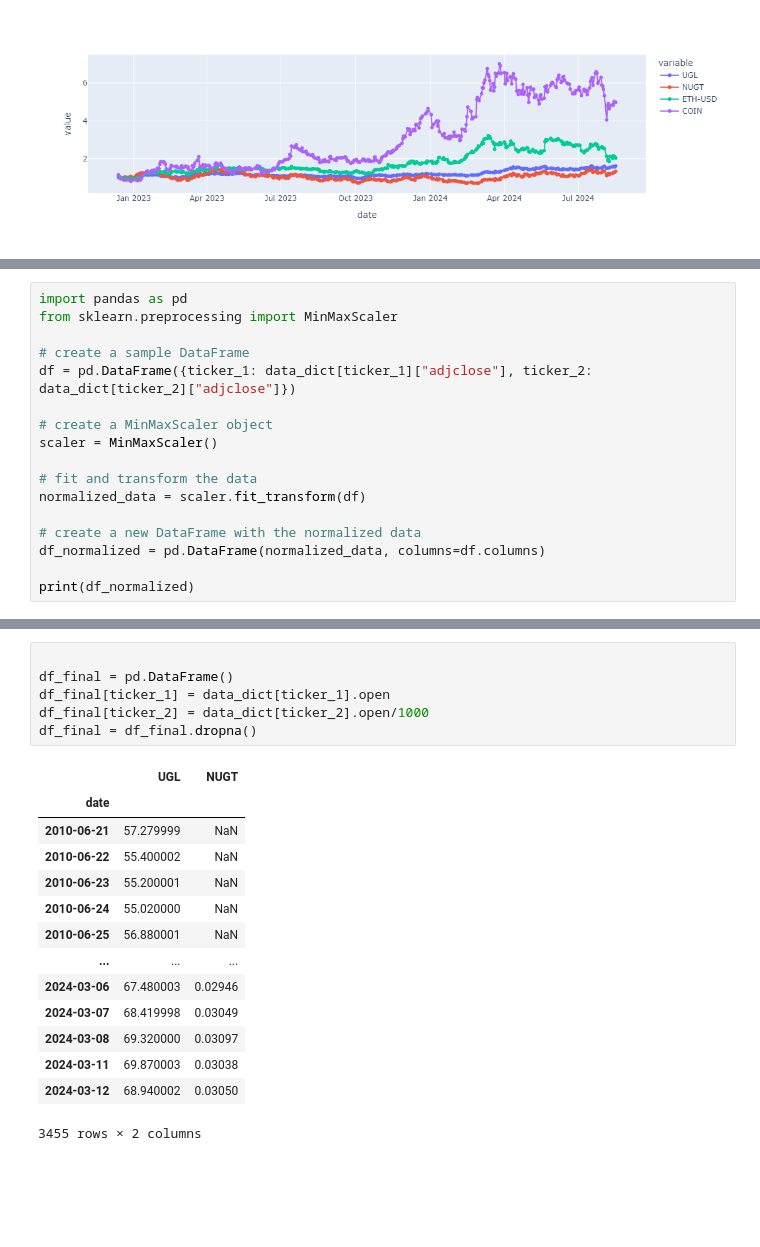
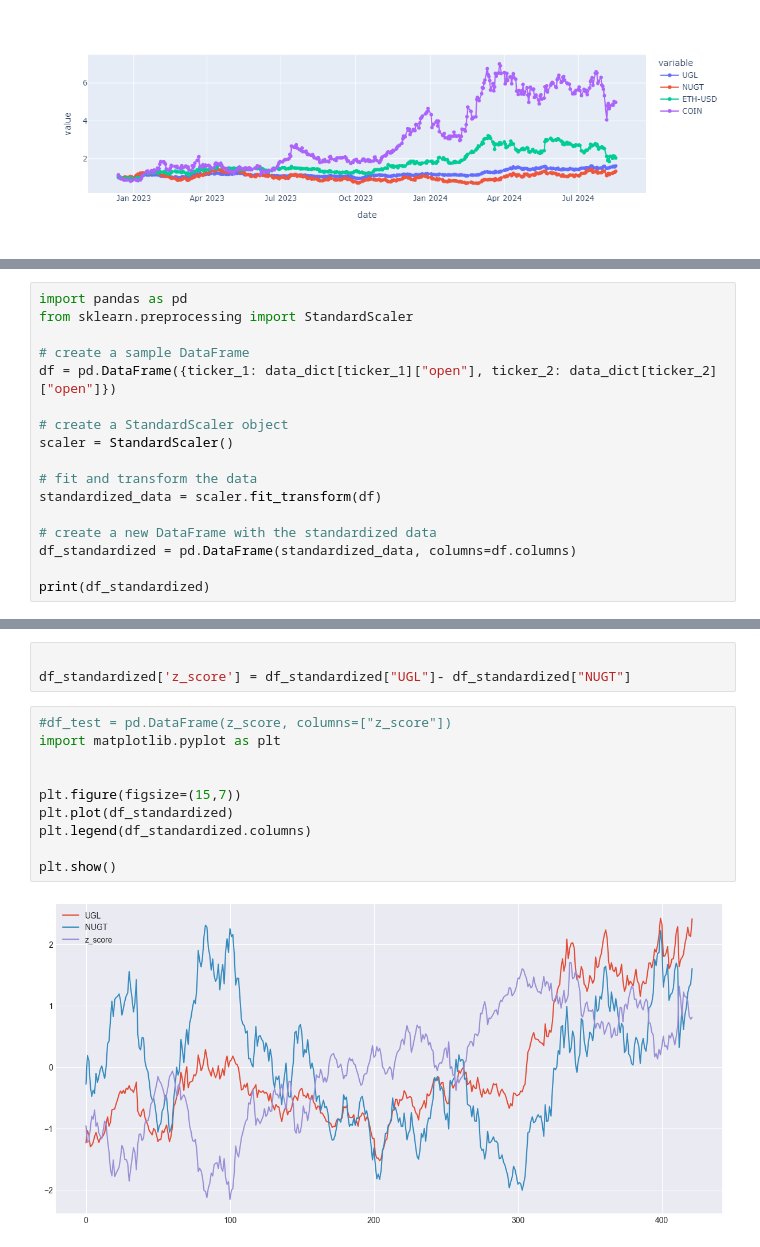
Before and after one commit to charlewn/quantfin, a Jupyter notebook: Stats arbitrage.ipynb, the cells around one changed output, grey strips where cells are left out. Cells and saved outputs as stored; diff of their text form; blank space fills up the shorter version.

```diff
--- a/Stats arbitrage.ipynb
+++ b/Stats arbitrage.ipynb
@@ -469,18 +357,18 @@ Name: close, Length: 119, dtype: float64
 # %%
 import pandas as pd
-from sklearn.preprocessing import MinMaxScaler
+from sklearn.preprocessing import StandardScaler
 
 # create a sample DataFrame
-df = pd.DataFrame({ticker_1: data_dict[ticker_1]["adjclose"], ticker_2: data_dict[ticker_2]["adjclose"]})
+df = pd.DataFrame({ticker_1: data_dict[ticker_1]["open"], ticker_2: data_dict[ticker_2]["open"]})
 
-# create a MinMaxScaler object
-scaler = MinMaxScaler()
+# create a StandardScaler object
+scaler = StandardScaler()
 
 # fit and transform the data
-normalized_data = scaler.fit_transform(df)
+standardized_data = scaler.fit_transform(df)
 
-# create a new DataFrame with the normalized data
-df_normalized = pd.DataFrame(normalized_data, columns=df.columns)
+# create a new DataFrame with the standardized data
+df_standardized = pd.DataFrame(standardized_data, columns=df.columns)
 
-print(df_normalized)
+print(df_standardized)
 # %% [output]
@@ -787,24 +389,18 @@ fig.show()
-# %%
-
-df_final = pd.DataFrame()
-df_final[ticker_1] = data_dict[ticker_1].open
-df_final[ticker_2] = data_dict[ticker_2].open/1000
-df_final = df_final.dropna()
-# %% [output]
-|  | UGL | NUGT |
-| date |  |  |
-| 2010-06-21 | 57.279999 | NaN |
-| 2010-06-22 | 55.400002 | NaN |
-| 2010-06-23 | 55.200001 | NaN |
-| 2010-06-24 | 55.020000 | NaN |
-| 2010-06-25 | 56.880001 | NaN |
-| ... | ... | ... |
-| 2024-03-06 | 67.480003 | 0.02946 |
-| 2024-03-07 | 68.419998 | 0.03049 |
-| 2024-03-08 | 69.320000 | 0.03097 |
-| 2024-03-11 | 69.870003 | 0.03038 |
-| 2024-03-12 | 68.940002 | 0.03050 |
-3455 rows × 2 columns
+# %%
+
+df_standardized['z_score'] = df_standardized["UGL"]- df_standardized["NUGT"]
+# %%
+#df_test = pd.DataFrame(z_score, columns=["z_score"])
+import matplotlib.pyplot as plt
+
+
+plt.figure(figsize=(15,7))
+plt.plot(df_standardized)
+plt.legend(df_standardized.columns)
+
+plt.show()
+# %% [output]
+[figure, added]
 # %%
 import plotly.express as px
 #df = px.data.gapminder().query("continent == 'Oceania'")
```
Also changed, not shown: parts of 39 cells of this notebook.
